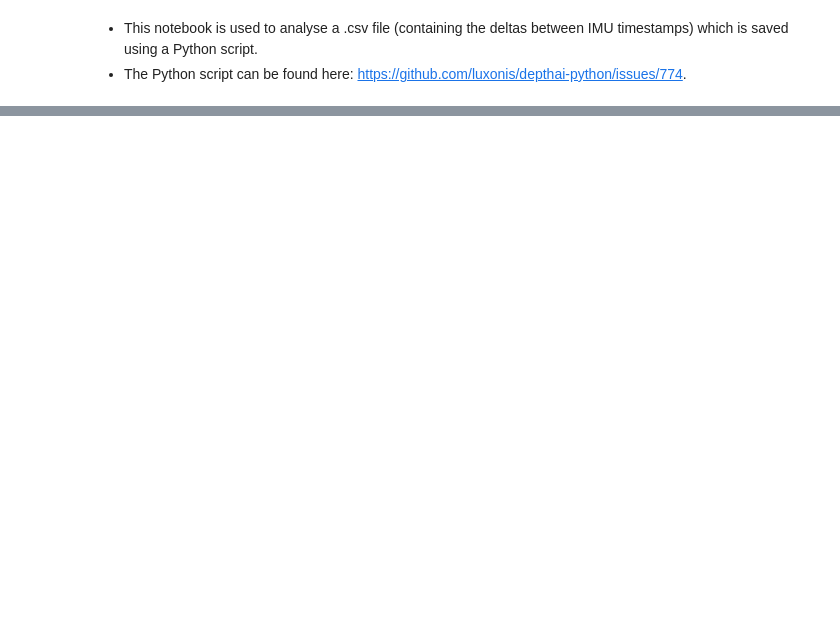
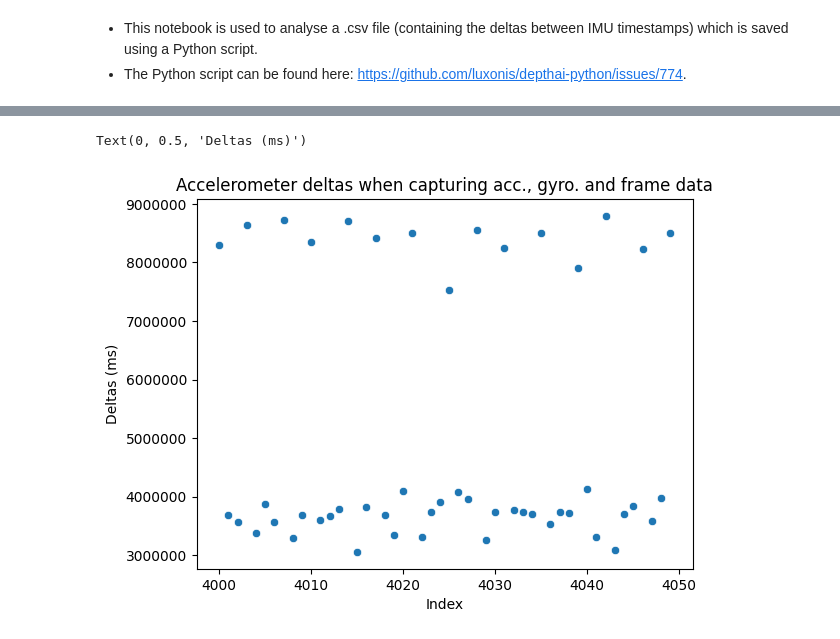
Before and after one commit to Virtana/indoor_drone_experimentation, a Jupyter notebook: kimera_local_eval/kimera_data_generation/Dataset_Check.ipynb, the cells around one changed output, grey strips where cells are left out. Saved outputs shown, nothing was run; the diff lists cells and outputs as text; code cells hidden in the pictures; blank space fills up the shorter version.

```diff
--- a/kimera_local_eval/kimera_data_generation/Dataset_Check.ipynb
+++ b/kimera_local_eval/kimera_data_generation/Dataset_Check.ipynb
@@ -92,0 +95,11 @@ Name: # delta timestamp (device) [us], dtype: float64
+# %%
+ax = sns.scatterplot(data=df[4000:4050], y='deltas', x=acc_df['Position'])
+
+plt.title('Accelerometer deltas when capturing acc., gyro. and frame data')
+# Set x-axis label
+plt.xlabel('Index')
+# Set y-axis label
+plt.ylabel('Deltas (ms)')
+# %% [output]
+Text(0, 0.5, 'Deltas (ms)')
+[figure, added]
```
Also changed, not shown: parts of 40 cells of this notebook, 1 other file.
